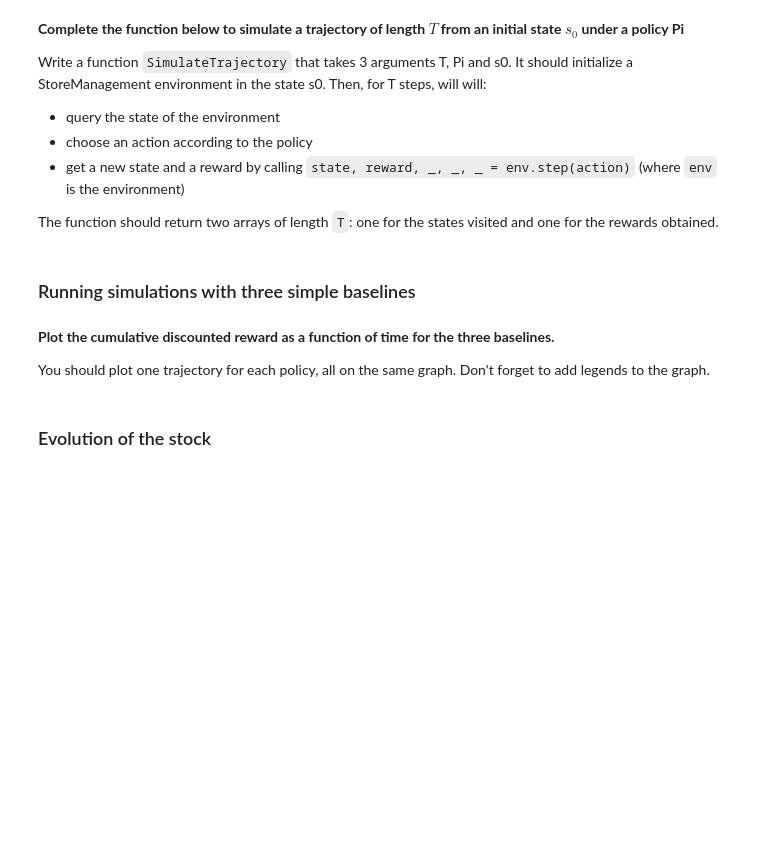
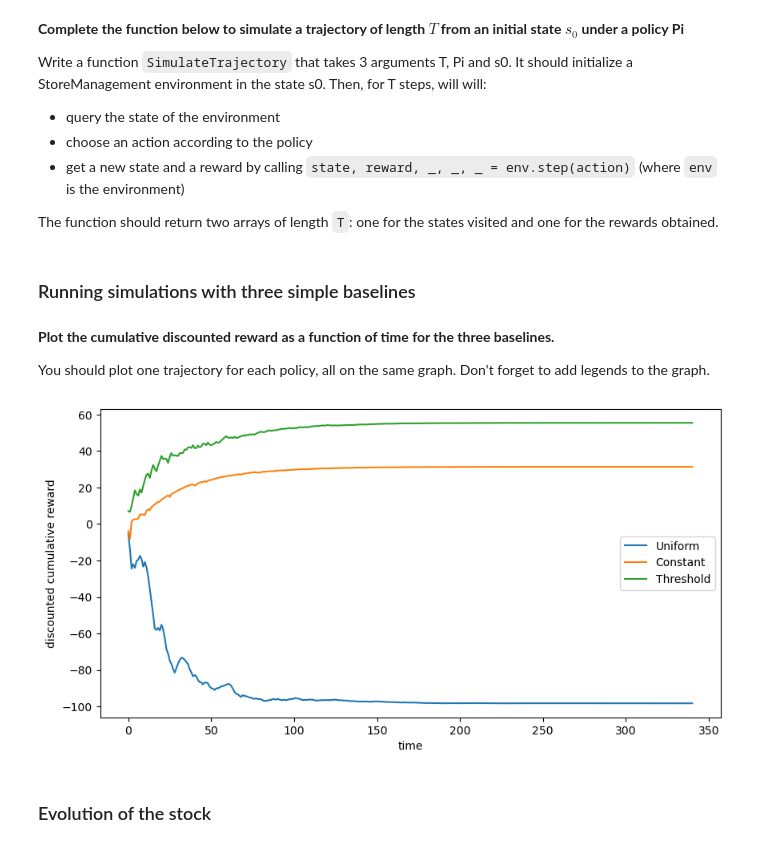
Before and after one commit to benech17/Reinforcement-Learning-SDIA, a Jupyter notebook: TP1/StoreManagement.ipynb, the cells around one changed output. Drawn from its saved outputs; the diff is of its cells as text; code cells hidden in the pictures; blank space fills up the shorter version.

```diff
--- a/TP1/StoreManagement.ipynb
+++ b/TP1/StoreManagement.ipynb
@@ -185,8 +209,13 @@ def SimulateTrajectory(T,Pi,s0):
     Rewards = np.zeros(T)
     States = np.zeros(T)
     env=StoreManagement(s0)
+    s=s0
     for t in range(T):
-        # ** TO BE COMPLETED **
+
+        a = Pi(s)
+        s,r,_,_,_ = env.step(a)
+        Rewards[t] = r
+        States[t] = s
     return States, Rewards
 # %% [markdown]
 ### Running simulations with three simple baselines
@@ -220,3 +245,30 @@ T = int(np.log(1/(0.001*(1-gamma)))/np.log(1/gamma)) # truncation of the infinit
+# %%
+T = int(np.log(1/(0.001*(1-gamma)))/np.log(1/gamma)) # truncation of the infinite sum
+
+
+
+S,R=SimulateTrajectory(T,PiUniform,s1)
+S1,R1=SimulateTrajectory(T,PiConstant,s1)
+S2,R2=SimulateTrajectory(T,PiThreshold,s1)
+
+C=[R[0]]
+C1=[R1[0]]
+C2=[R2[0]]
+for t in range(1,T):
+    C.append(C[-1]+R[t]*gamma**t)
+    C1.append(C1[-1]+R1[t]*gamma**t)
+    C2.append(C2[-1]+R2[t]*gamma**t)
+
+plt.figure(figsize=(10,5))
+plt.plot(C,label="Uniform")
+plt.plot(C1,label="Constant")
+plt.plot(C2,label="Threshold")
+plt.legend()
+plt.xlabel("time")
+plt.ylabel("discounted cumulative reward")
+plt.show()
+# %% [output]
+[figure, added]
 # %% [markdown]
 ### Evolution of the stock
 # %%
```
Also changed, not shown: parts of 9 cells of this notebook.
